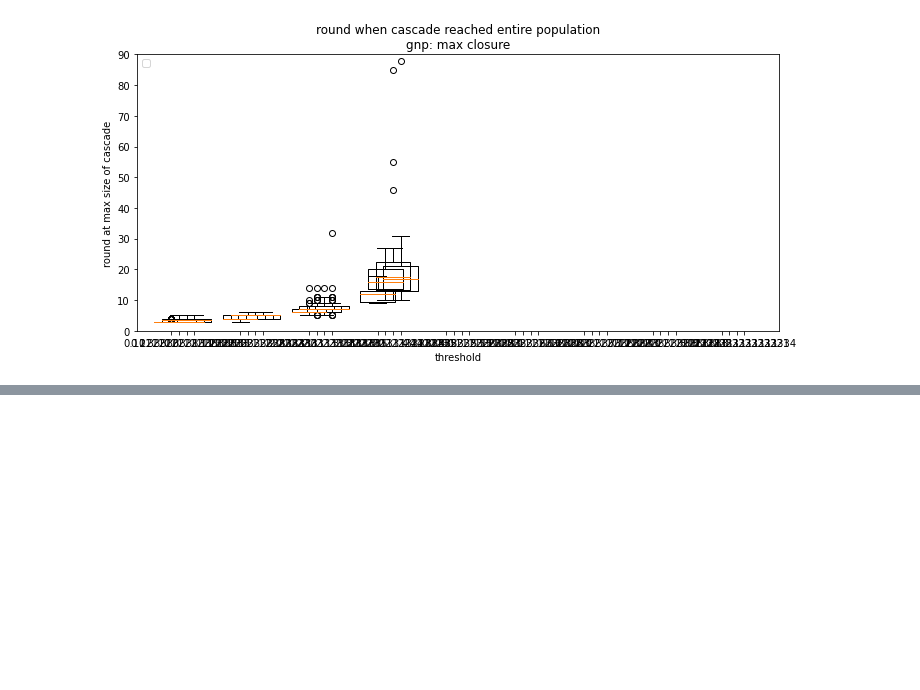
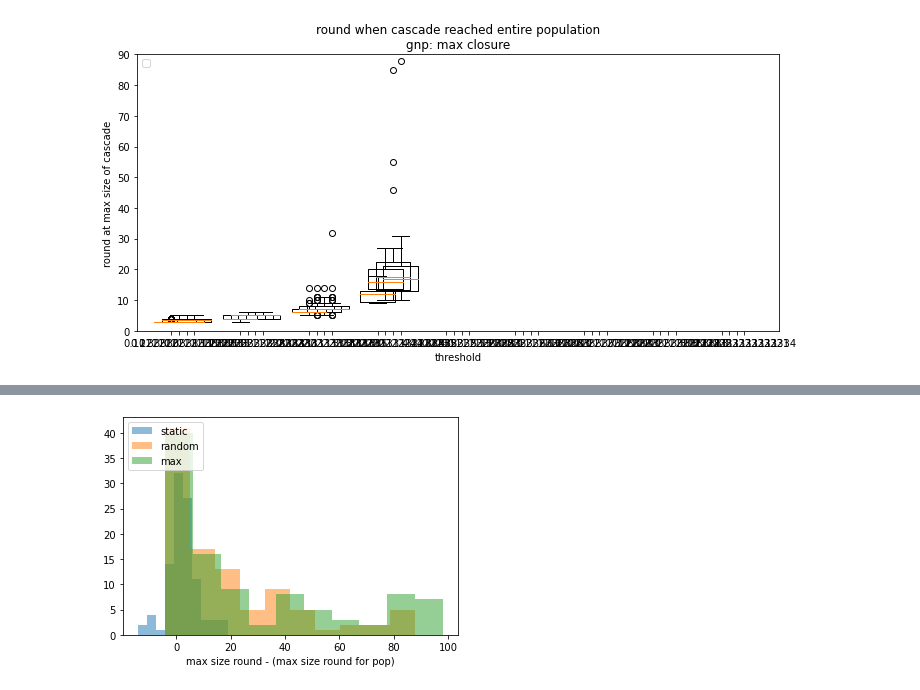
Before and after one commit to cephcyn/cornell_cs6850_triadicclosure, a Jupyter notebook: graphing.ipynb, the cells around one changed output, grey strips where cells are left out. Cells and saved outputs as stored; diff of their text form; code cells hidden in the pictures; blank space fills up the shorter version.

```diff
--- a/graphing.ipynb
+++ b/graphing.ipynb
@@ -213,0 +284,9 @@ No artists with labels found to put in legend.  Note that artists whose label st
+# %%
+for k, v in max_size_rounds_closure.items():
+    if k == 'pop': continue
+    plt.hist(v - max_size_rounds_closure['pop'], label=k, alpha=0.5);
+plt.legend(loc='upper left');
+plt.xlabel('max size round - (max size round for pop)');
+plt.title(f"{graph_type}: {experiment_type}: {experiment_val}");
+# %% [output]
+[figure, added]
```
Also changed, not shown: parts of 9 cells of this notebook.
